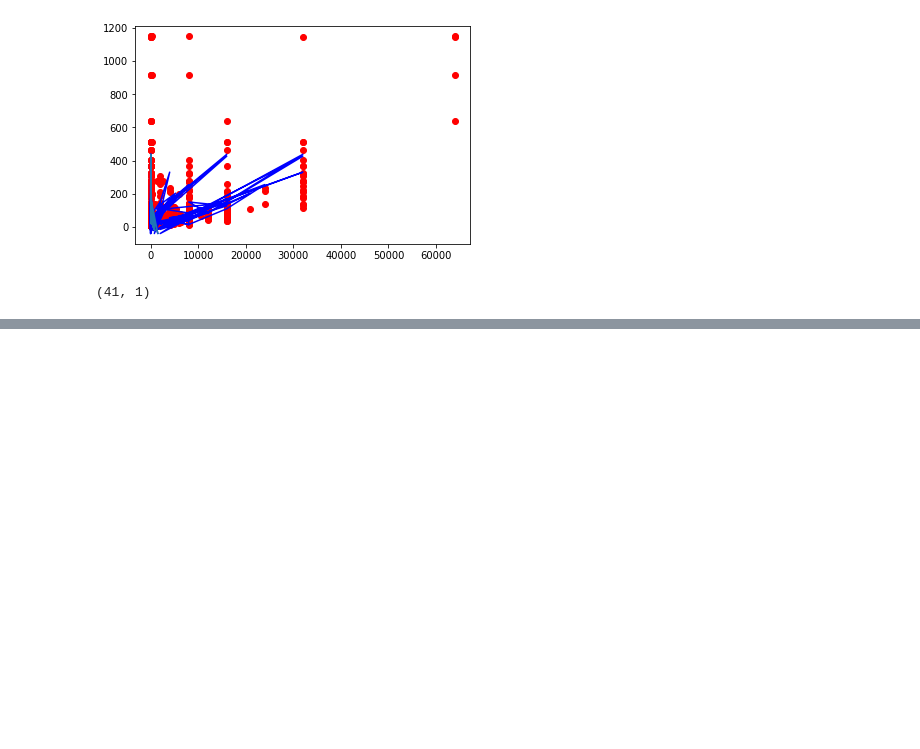
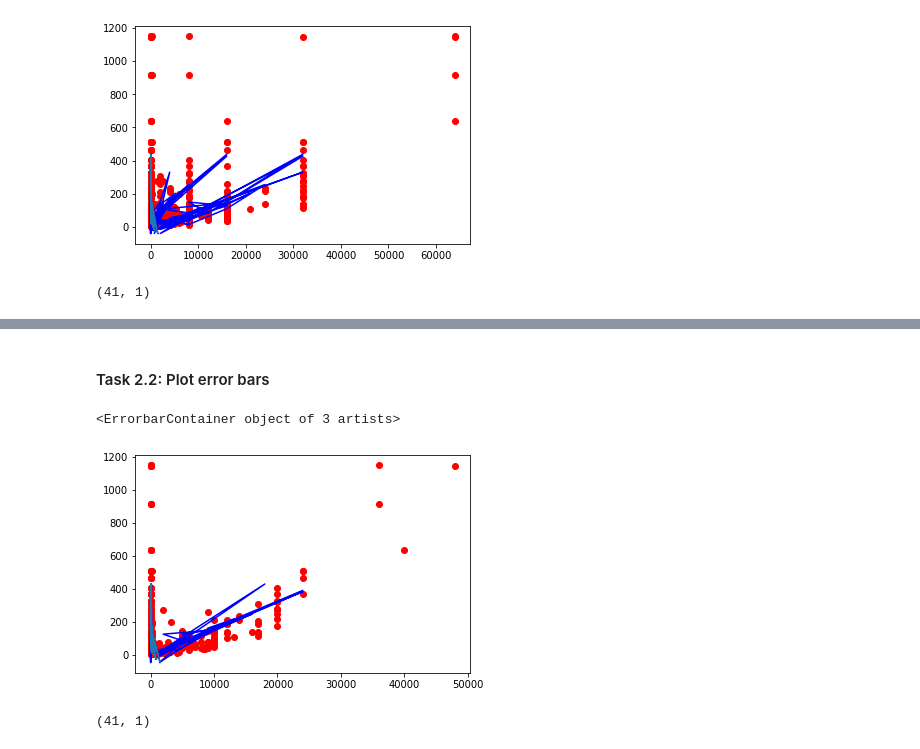
Before and after one commit to yangh567/MLCoursework, a Jupyter notebook: Regression/RM-baysian-regression.ipynb, the cells around one changed output, grey strips where cells are left out. Drawn from its saved outputs; the diff is of its cells as text; code cells hidden in the pictures; blank space fills up the shorter version.

```diff
--- a/Regression/RM-baysian-regression.ipynb
+++ b/Regression/RM-baysian-regression.ipynb
@@ -144,0 +244,20 @@ np.savetxt('my_submission_b.csv', y_pred_pp, fmt='%d', delimiter=",",header=test
+# %%
+testX = X_new_test # generate some test data
+
+pred_mean_new = np.dot(testX, post_mean_new) # compute predictive mean
+pred_var_new = sig_sq + np.diag(np.dot(testX,np.dot((post_cov_new),testX.T))) # compute predictive variance
+# %% [markdown]
+#### Task 2.2: Plot error bars
+# %%
+plt.plot(X_new_train,Y_new_train,'ro') # plot data
+plt.plot(X_new_test,pred_mean_new,'b') # plot mean prediction
+plt.errorbar(X_new_test[:,0][:,None].flatten(),pred_mean_new.flatten(),yerr=pred_var_new.flatten()) # plot error bars
+# %% [output]
+<ErrorbarContainer object of 3 artists>
+[figure, added]
+# %%
+w_samp = np.random.multivariate_normal(post_mean_new.flatten(),post_cov_new,1)
+Y_predict_new = np.dot(X_new_test,w_samp.T)
+print(Y_predict_new.shape)
+# %% [output]
+(41, 1)
```
Also changed, not shown: parts of 13 cells of this notebook, 8 other files.
